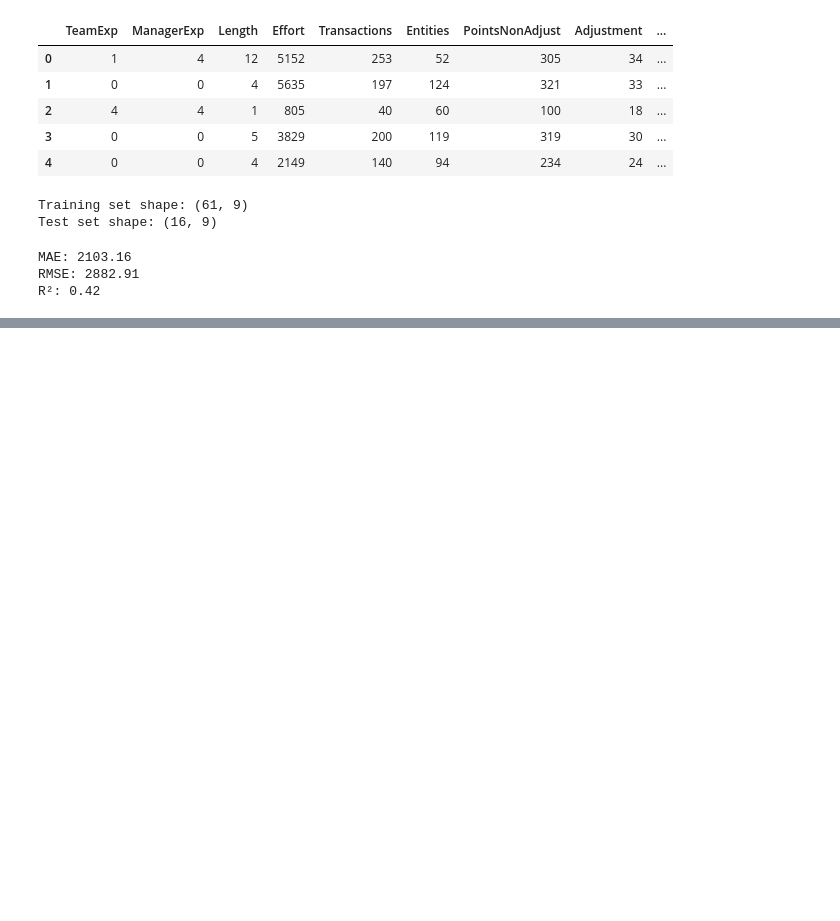
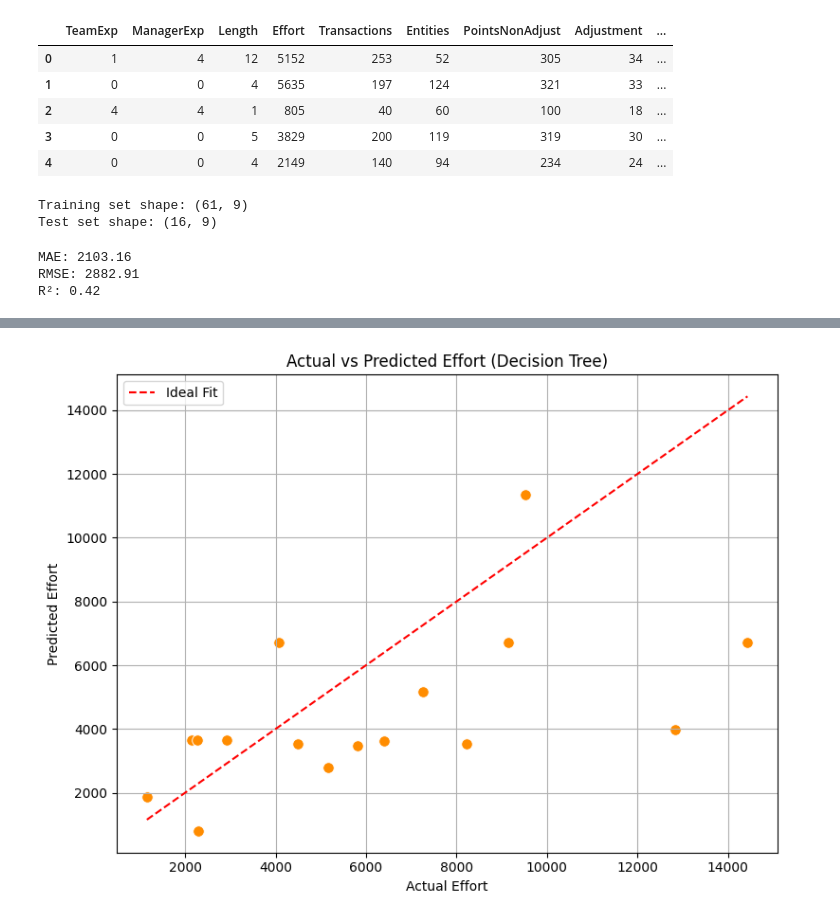
Before and after one commit to Shahbazi-Amir/SmartDevTime, a Jupyter notebook: smartdevtime_project_duration_prediction.ipynb, the cells around one changed output, grey strips where cells are left out. Drawn from its saved outputs; the diff is of its cells as text; code cells hidden in the pictures; blank space fills up the shorter version.

```diff
--- a/smartdevtime_project_duration_prediction.ipynb
+++ b/smartdevtime_project_duration_prediction.ipynb
@@ -301,0 +369,11 @@ R²: 0.42
+# %%
+from sklearn.tree import DecisionTreeRegressor
+from sklearn.metrics import mean_absolute_error, mean_squared_error, r2_score
+
+
+# Create and train the model
+tree_model = DecisionTreeRegressor(random_state=42)
+tree_model.fit(X_train, y_train)
+
+# Predict on test set
+y_pred_tree = tree_model.predict(X_test)
@@ -301,0 +395,13 @@ R²: 0.42
+# %%
+plt.figure(figsize=(8, 6))
+sns.scatterplot(x=y_test, y=y_pred_tree, color='darkorange', s=70)
+plt.plot([y_test.min(), y_test.max()], [y_test.min(), y_test.max()], 'r--', label='Ideal Fit')
+plt.xlabel("Actual Effort")
+plt.ylabel("Predicted Effort")
+plt.title("Actual vs Predicted Effort (Decision Tree)")
+plt.legend()
+plt.grid(True)
+plt.tight_layout()
+plt.show()
+# %% [output]
+[figure, added]
```
Also changed, not shown: parts of 5 cells of this notebook, 1 other file.
